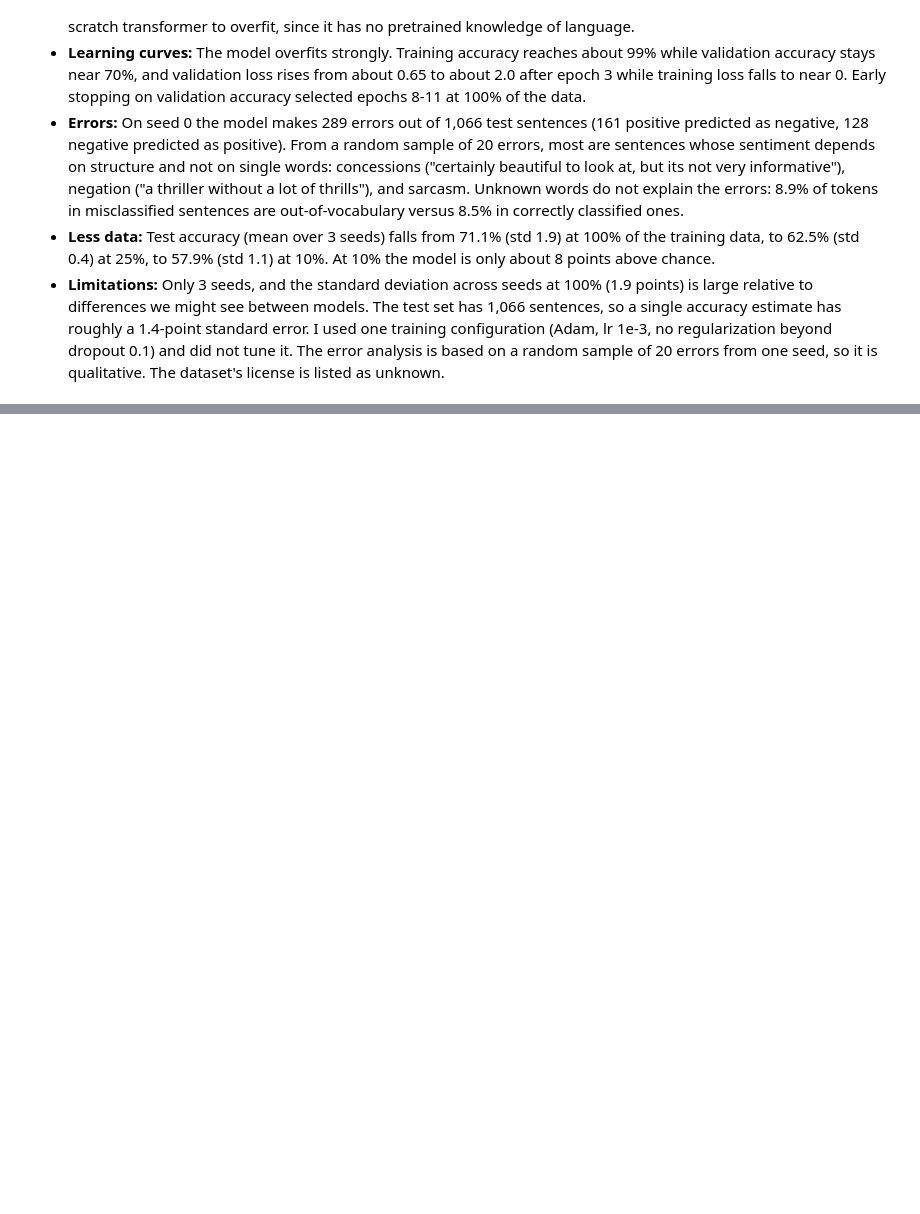
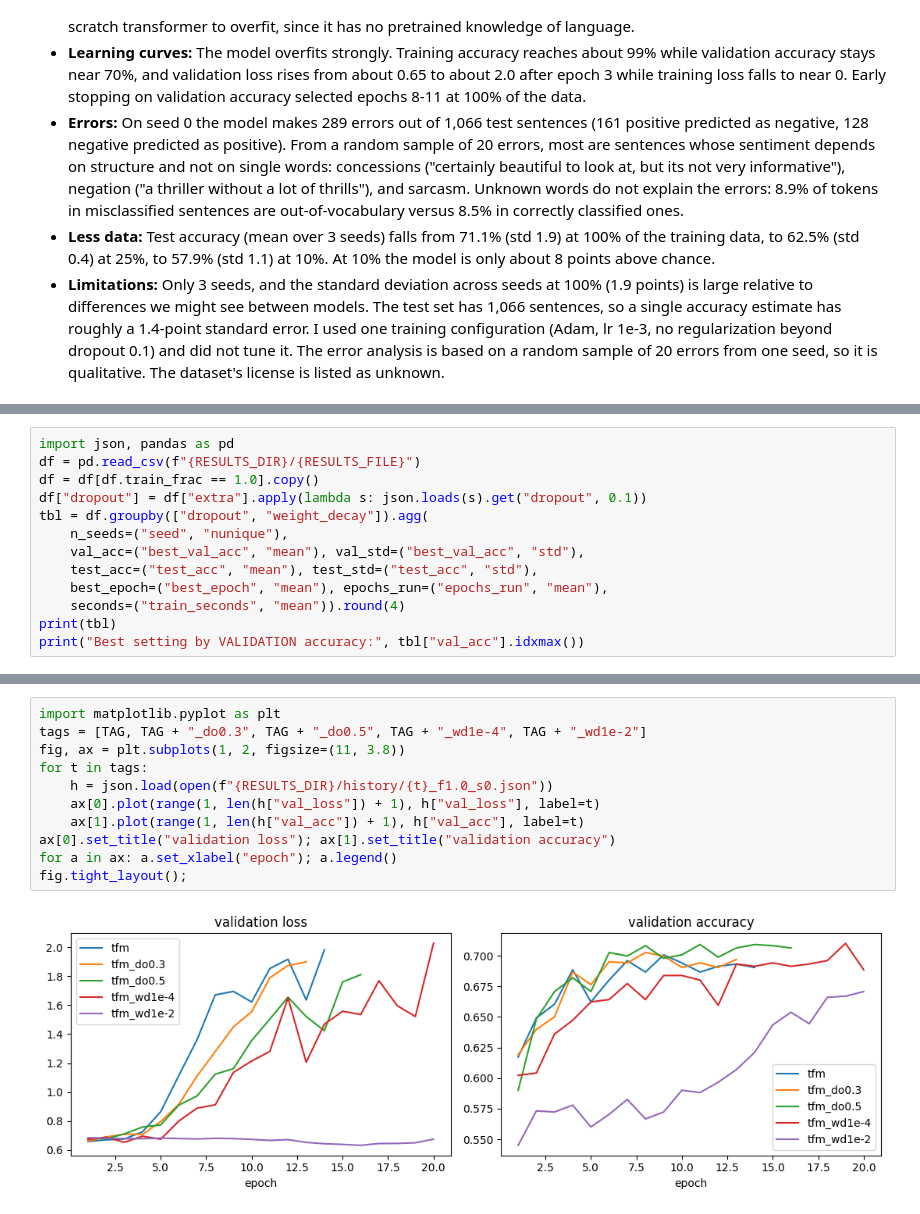
Before and after one commit to ZhongVang/csci167-rotten-tomatoes, a Jupyter notebook: notebooks/Zhong_transformer.ipynb, the cells around one changed output, grey strips where cells are left out. Saved outputs shown, nothing was run; the diff lists cells and outputs as text; blank space fills up the shorter version.

Commit message:
Add transformer hyperparameter study (dropout, weight decay) and updated results

```diff
--- a/notebooks/Zhong_transformer.ipynb
+++ b/notebooks/Zhong_transformer.ipynb
@@ -281,0 +312,13 @@ unknown-word rate in correct: 0.0850510365944787
+# %%
+import json, pandas as pd
+df = pd.read_csv(f"{RESULTS_DIR}/{RESULTS_FILE}")
+df = df[df.train_frac == 1.0].copy()
+df["dropout"] = df["extra"].apply(lambda s: json.loads(s).get("dropout", 0.1))
+tbl = df.groupby(["dropout", "weight_decay"]).agg(
+    n_seeds=("seed", "nunique"),
+    val_acc=("best_val_acc", "mean"), val_std=("best_val_acc", "std"),
+    test_acc=("test_acc", "mean"), test_std=("test_acc", "std"),
+    best_epoch=("best_epoch", "mean"), epochs_run=("epochs_run", "mean"),
+    seconds=("train_seconds", "mean")).round(4)
+print(tbl)
+print("Best setting by VALIDATION accuracy:", tbl["val_acc"].idxmax())
@@ -281,0 +342,13 @@ unknown-word rate in correct: 0.0850510365944787
+# %%
+import matplotlib.pyplot as plt
+tags = [TAG, TAG + "_do0.3", TAG + "_do0.5", TAG + "_wd1e-4", TAG + "_wd1e-2"]
+fig, ax = plt.subplots(1, 2, figsize=(11, 3.8))
+for t in tags:
+    h = json.load(open(f"{RESULTS_DIR}/history/{t}_f1.0_s0.json"))
+    ax[0].plot(range(1, len(h["val_loss"]) + 1), h["val_loss"], label=t)
+    ax[1].plot(range(1, len(h["val_acc"]) + 1), h["val_acc"], label=t)
+ax[0].set_title("validation loss"); ax[1].set_title("validation accuracy")
+for a in ax: a.set_xlabel("epoch"); a.legend()
+fig.tight_layout();
+# %% [output]
+[figure, added]
```
Also changed, not shown: parts of 4 cells of this notebook, 1 other file.
